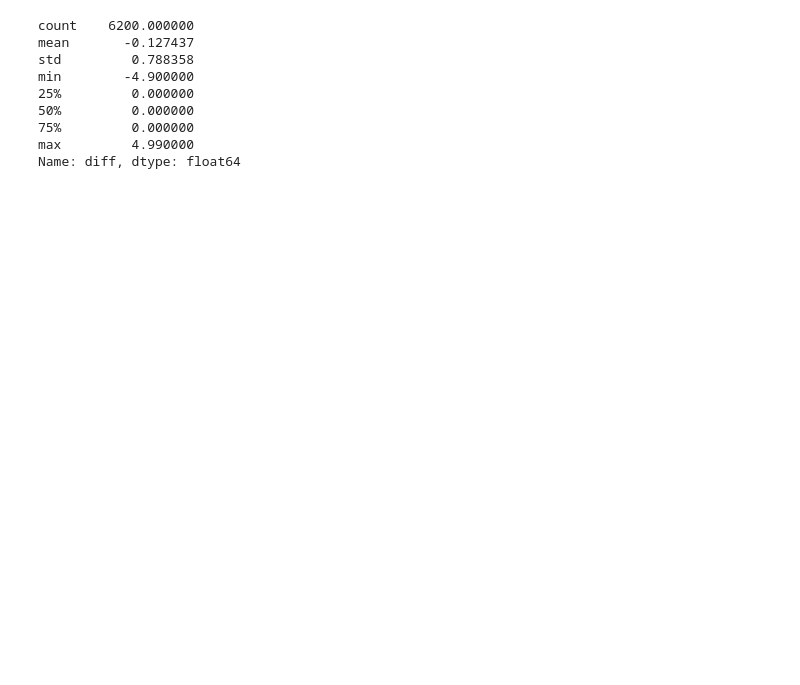
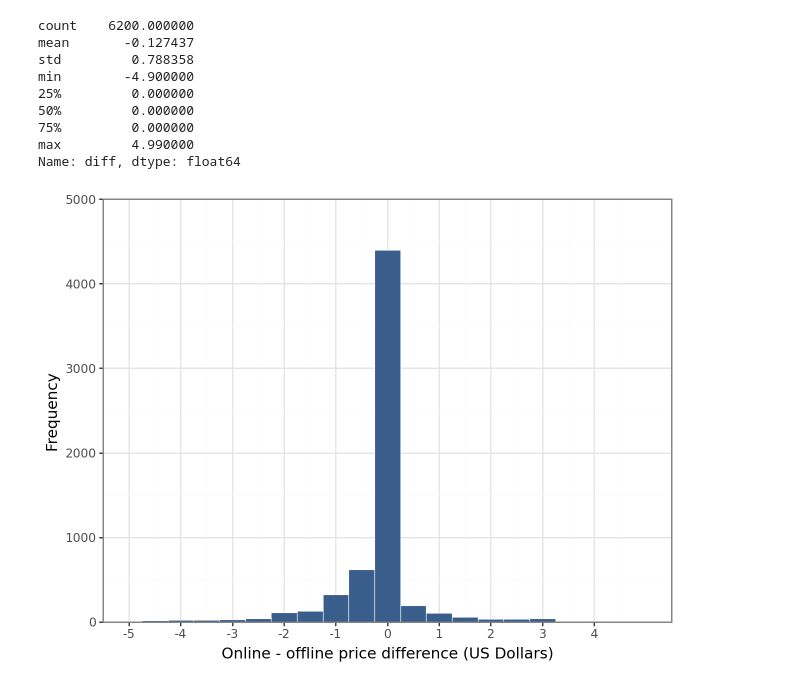
Before and after one commit to felipesebben/bk_data_analysis_studies, a Jupyter notebook: da_case_studies/ch06-online_offline_price_test/ch06-online_offline_price_test.ipynb, the cells around one changed output. Drawn from its saved outputs; the diff is of its cells as text; code cells hidden in the pictures; blank space fills up the shorter version.

```diff
--- a/da_case_studies/ch06-online_offline_price_test/ch06-online_offline_price_test.ipynb
+++ b/da_case_studies/ch06-online_offline_price_test/ch06-online_offline_price_test.ipynb
@@ -216,3 +217,24 @@ min        -4.900000
 75%         0.000000
 max         4.990000
 Name: diff, dtype: float64
+# %%
+ggplot(removed_outliers, aes("diff")) + geom_histogram(
+    binwidth=0.5,
+    center=0.5,
+    color="white",
+    fill=color[0],
+    size=0.25,
+    alpha=0.8,
+    show_legend=False,
+    na_rm=True,
+    closed="left"
+) + labs(
+    x="Online - offline price difference (US Dollars)", y="Frequency"
+) + theme_bw() + expand_limits(
+    x=0.01, y=0.01
+)    + scale_x_continuous(
+    limits=(-5, 5), breaks=seq(-5, 5, by=1)
+) + scale_y_continuous(limits=(0.00, 5000),
+expand=(0.00,0.00))
+# %% [output]
+[figure, added]
```
Also changed, not shown: parts of 10 cells of this notebook.
